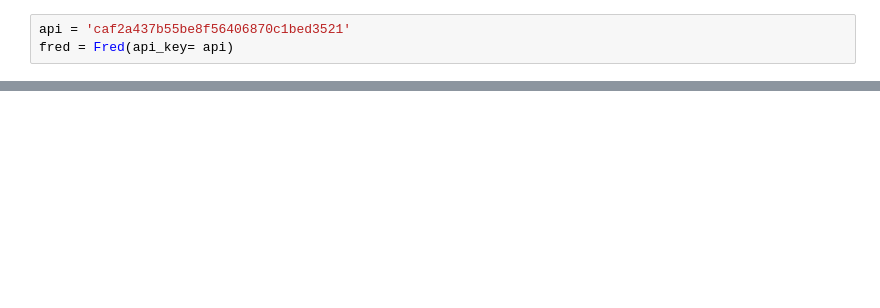
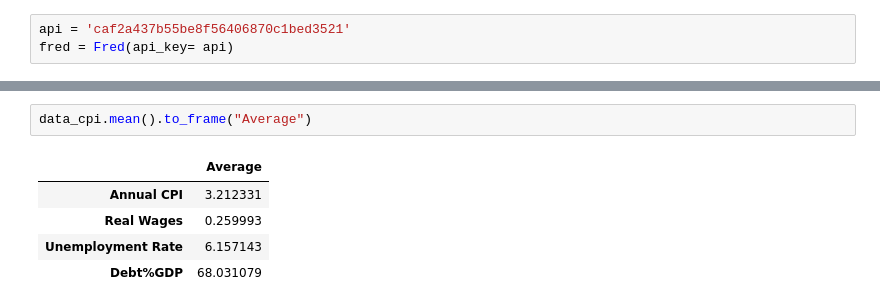
Before and after one commit to dcstein22/economics, a Jupyter notebook: real_wages_inflation.ipynb, the cells around one changed output, grey strips where cells are left out. Drawn from its saved outputs; the diff is of its cells as text; blank space fills up the shorter version.

```diff
--- a/real_wages_inflation.ipynb
+++ b/real_wages_inflation.ipynb
@@ -61,0 +103,8 @@ data_cpi.plot(title = "Annual Inflation and Real Wage Growth ")
+# %%
+data_cpi.mean().to_frame("Average")
+# %% [output]
+|  | Average |
+| Annual CPI | 3.212331 |
+| Real Wages | 0.259993 |
+| Unemployment Rate | 6.157143 |
+| Debt%GDP | 68.031079 |
```
Also changed, not shown: parts of 14 cells of this notebook.
